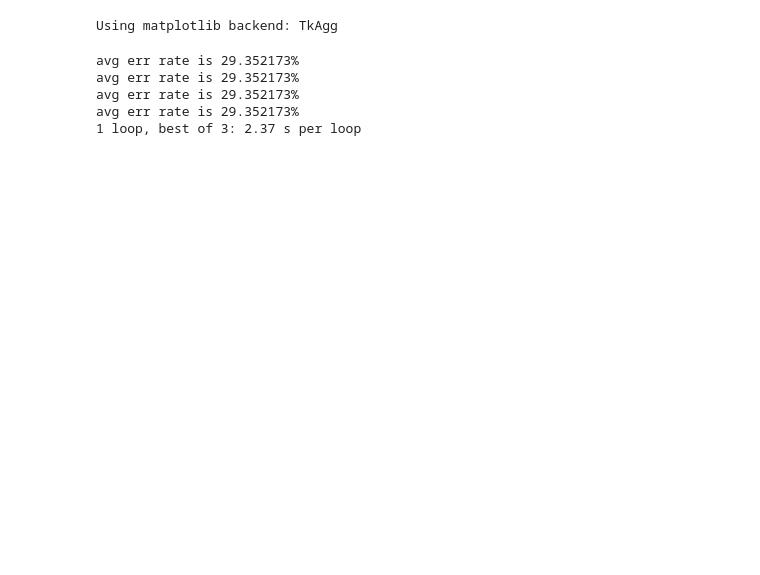
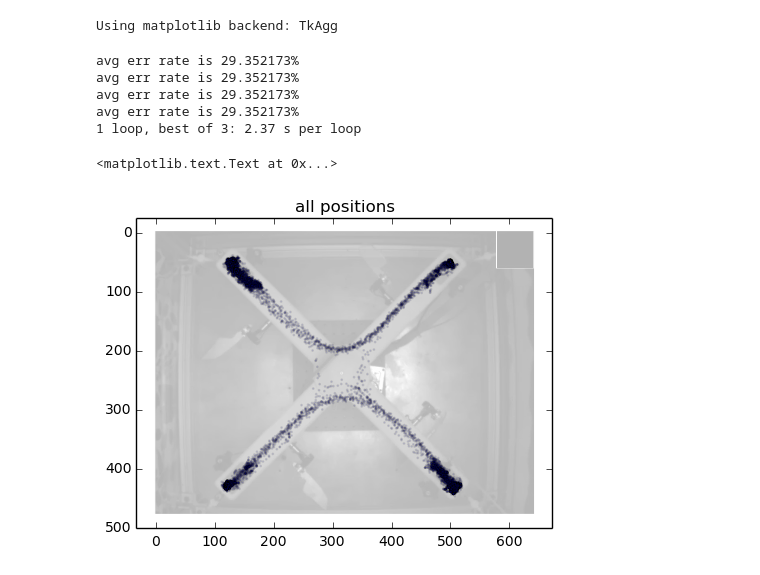
Before and after one commit to approbatory/funkcii, a Jupyter notebook: hpc_place_coding.ipynb, the cells around one changed output. Cells and saved outputs as stored; diff of their text form; code cells hidden in the pictures; blank space fills up the shorter version.

```diff
--- a/hpc_place_coding.ipynb
+++ b/hpc_place_coding.ipynb
@@ -439,14 +570,17 @@ for t in xrange(test_time, test_time+1000):
 #print err, baseline_err
 # %%
 import matplotlib.pyplot as plt
-#####%matplotlib inline
+%matplotlib inline
 
-backg = plt.imread('maze.png')
+backg = plt.imread('../maze.png')
 backg = 1-(1-backg)*0.3  #0.7 + 0.3*backg, or brighten the image by rescaling to 0.7-1 instead of 0-1
-#####fig, ax = plt.subplots()
-#####ax.imshow(backg)
-#####ax.scatter(xy_pos[:,0], xy_pos[:,1], alpha=0.1, s=1)
-#####plt.title('all positions')
+fig, ax = plt.subplots()
+ax.imshow(backg)
+ax.scatter(xy_pos[:,0], xy_pos[:,1], alpha=0.1, s=1)
+plt.title('all positions')
+# %% [output]
+<matplotlib.text.Text at 0x...>
+[figure, added]
 # %%
 def rescale(arr, val=1, nonmin=False):
     minv, maxv = np.min(arr), np.max(arr)
```
Also changed, not shown: parts of 12 cells of this notebook, 3 other files.
